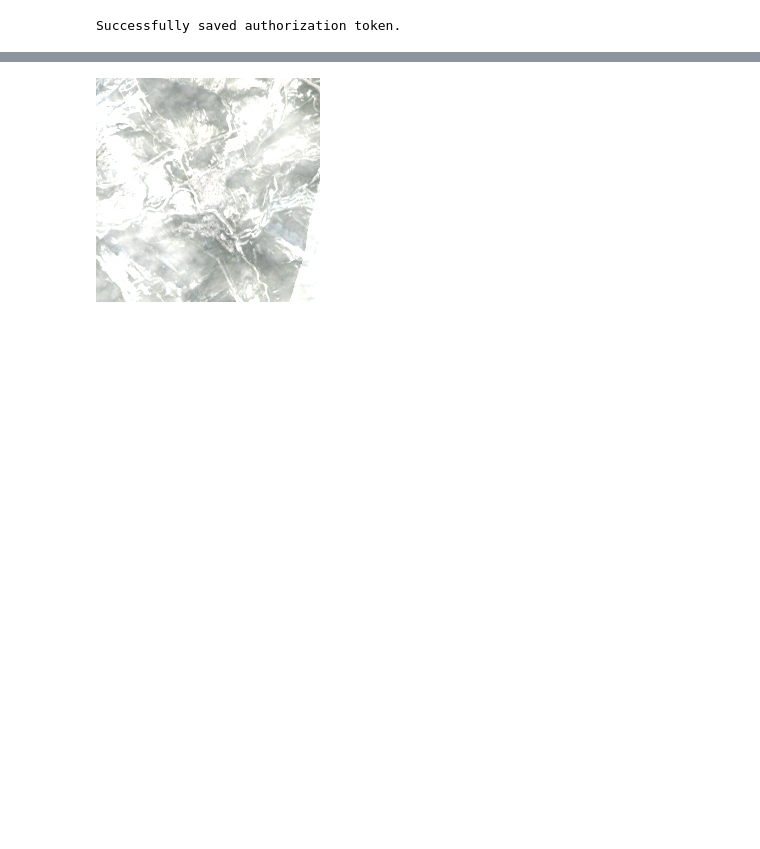
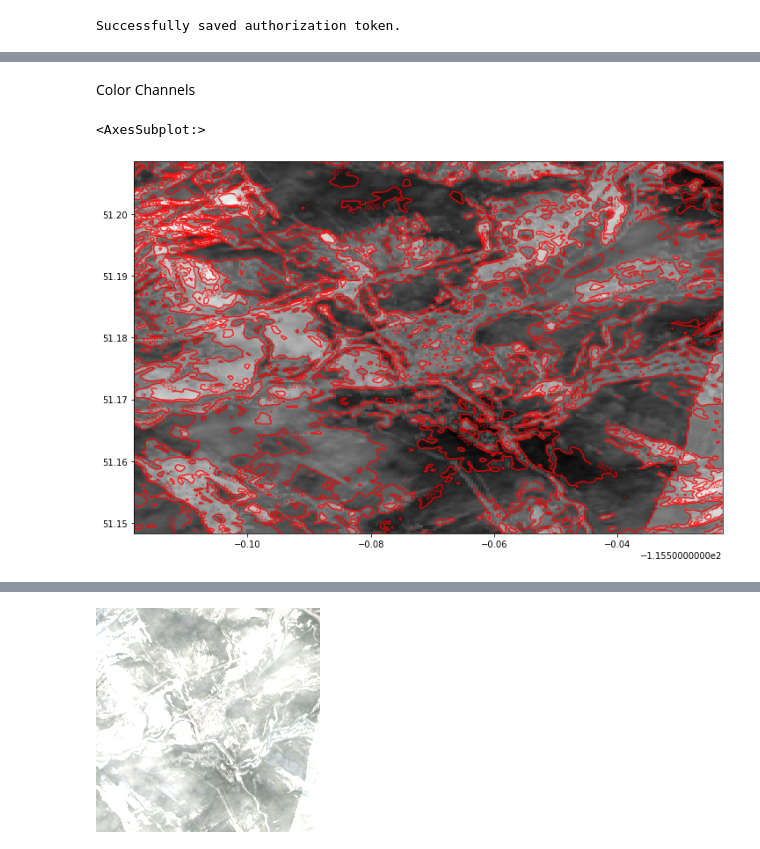
Before and after one commit to ThibaudARoy/LandSatAGB, a Jupyter notebook: LandSatAGBwithEE.ipynb, the cells around one changed output, grey strips where cells are left out. Cells and saved outputs as stored; diff of their text form; code cells hidden in the pictures; blank space fills up the shorter version.

```diff
--- a/LandSatAGBwithEE.ipynb
+++ b/LandSatAGBwithEE.ipynb
@@ -111,0 +157,9 @@ os.listdir('LS8_images')
+# %% [markdown]
+Color Channels
+# %%
+fig, ax = plt.subplots(1, figsize=(12,12))
+show(B4, cmap='Greys_r', interpolation='none', ax=ax)
+show(B4,contour=True,ax=ax)
+# %% [output]
+<AxesSubplot:>
+[figure, added]
```
Also changed, not shown: parts of 15 cells of this notebook, 5 other files.
